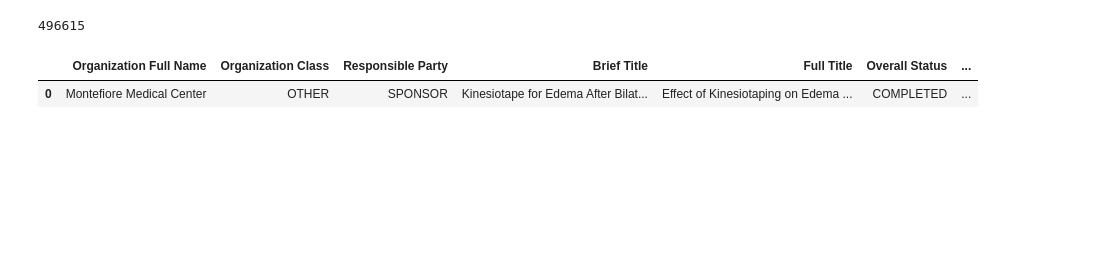
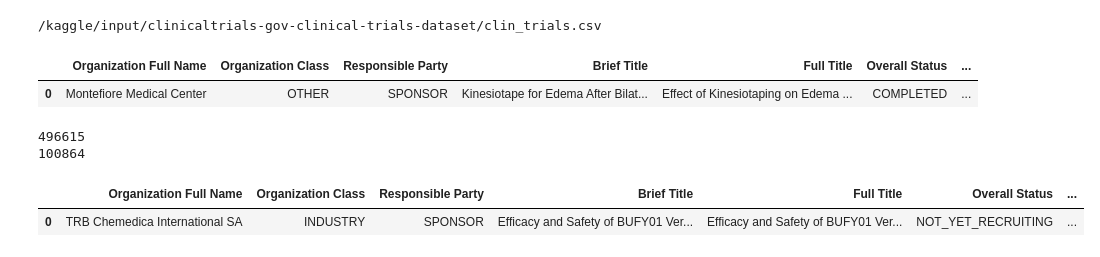
Before and after one commit to Noob1701/Clin_Trials_Clustering, a Jupyter notebook: ClinTrials_Clustering.ipynb, the cells around one changed output. Saved outputs shown, nothing was run; the diff lists cells and outputs as text; code cells hidden in the pictures; blank space fills up the shorter version.

Commit message:
Kaggle Notebook | BioTech_Clustering | Version 6

```diff
--- a/ClinTrials_Clustering.ipynb
+++ b/ClinTrials_Clustering.ipynb
@@ -151,8 +44,34 @@ clin_trials = pd.DataFrame(data_list)
+# %%
+
+for dirname, _, filenames in os.walk('/kaggle/input'):
+    for filename in filenames:
+        print(os.path.join(dirname, filename))
+# %% [output]
+/kaggle/input/clinicaltrials-gov-clinical-trials-dataset/clin_trials.csv
+# %%
+'''n = 496615 #number of records in file
+s = 100000 #desired sample size
+
+n = sum(1 for line in open('/kaggle/input/clinicaltrials-gov-clinical-trials-dataset/clin_trials.csv')) - 1 #number of records in file (excludes header)
+s = 10000 #desired sample size
+skip = sorted(random.sample(range(1,n+1),n-s)) #the 0-indexed header will not be included in the skip list'''
+clin_trials = pd.read_csv('/kaggle/input/clinicaltrials-gov-clinical-trials-dataset/clin_trials.csv')
+clin_trials = clin_trials.drop('Unnamed: 0', axis = 1)
+clin_trials_ro = clin_trials
+clin_trials.head(1)
+# %% [output]
+|  | Organization Full Name | Organization Class | Responsible Party | Brief Title | Full Title | Overall Status | ... |
+| 0 | Montefiore Medical Center | OTHER | SPONSOR | Kinesiotape for Edema After Bilat... | Effect of Kinesiotaping on Edema ... | COMPLETED | ... |
 # %%
 pd.set_option('display.max_columns', None)
 print(len(clin_trials))
+clin_trials = clin_trials[clin_trials['Responsible Party'] == 'SPONSOR']
+clin_trials = clin_trials[clin_trials['Organization Class'] == 'INDUSTRY']
+clin_trials = clin_trials.reset_index(drop = True)
+print(len(clin_trials))
 clin_trials.head(1)
 # %% [output]
 496615
+100864
 |  | Organization Full Name | Organization Class | Responsible Party | Brief Title | Full Title | Overall Status | ... |
-| 0 | Montefiore Medical Center | OTHER | SPONSOR | Kinesiotape for Edema After Bilat... | Effect of Kinesiotaping on Edema ... | COMPLETED | ... |
+| 0 | TRB Chemedica International SA | INDUSTRY | SPONSOR | Efficacy and Safety of BUFY01 Ver... | Efficacy and Safety of BUFY01 Ver... | NOT_YET_RECRUITING | ... |
```
Also changed, not shown: parts of 99 cells of this notebook.
